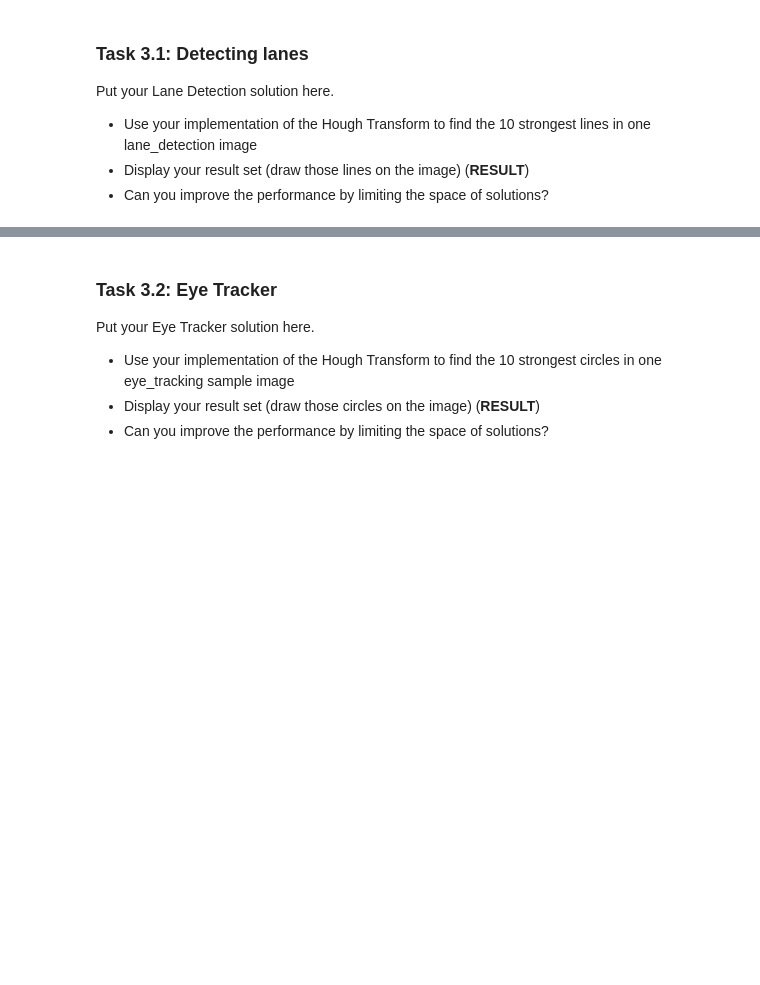
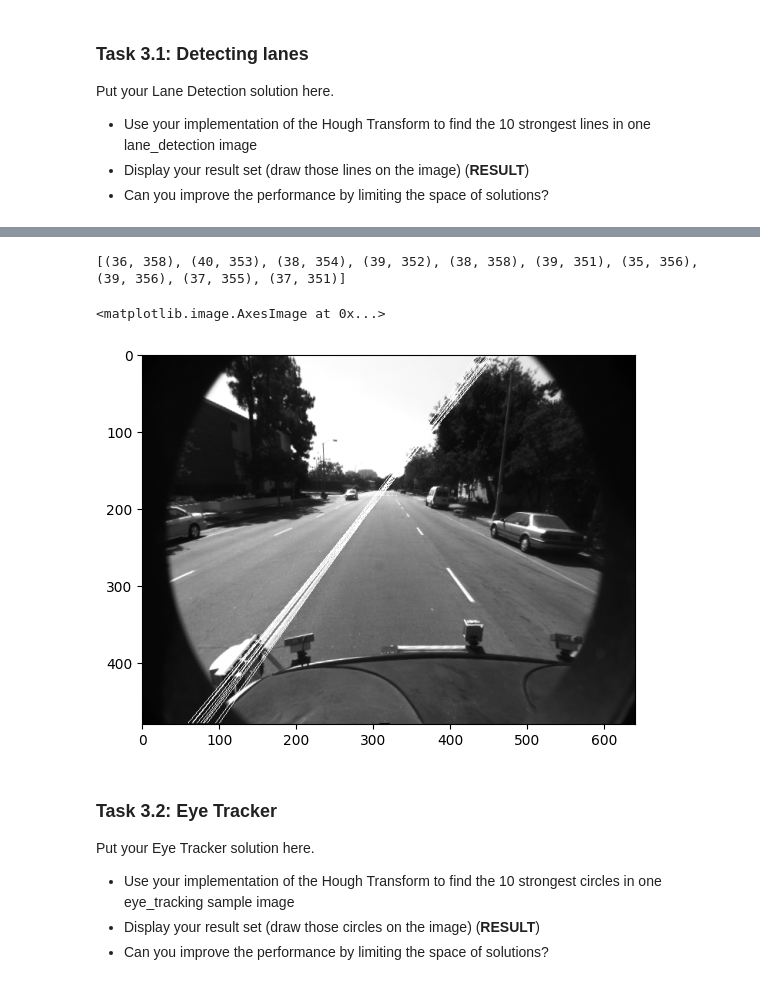
Before and after one commit to theRealProHacker/Computer-Vision, a Jupyter notebook: assignment03.ipynb, the cells around one changed output, grey strips where cells are left out. Cells and saved outputs as stored; diff of their text form; code cells hidden in the pictures; blank space fills up the shorter version.

```diff
--- a/assignment03.ipynb
+++ b/assignment03.ipynb
@@ -81,3 +116,30 @@ Put your Lane Detection solution here.
+# %%
+# note: for a better result non-maximum suppression should be applied on the accumulator
+k=10
+
+result = color.rgb2gray(lane2)
+# result = np.zeros(lane2.shape[:2])
+
+strongest_lines = sorted(
+    (
+        (a, r)
+        for a in range(0, max_a, a_granularity)
+        for r in range(0, int(max_r))
+    ),
+    key=lambda x: array[x[1], x[0]],
+    reverse=True
+)[:k]
+
+print(strongest_lines)
+
+for a, r in strongest_lines:
+    result = draw_line_hessian_normal(result, a, r)
+
+plt.imshow(result, cmap='gray')
+# %% [output]
+[(36, 358), (40, 353), (38, 354), (39, 352), (38, 358), (39, 351), (35, 356), (39, 356), (37, 355), (37, 351)]
+<matplotlib.image.AxesImage at 0x...>
+[figure, added]
 # %% [markdown]
 ### Task 3.2: Eye Tracker
 
```
Also changed, not shown: parts of 10 cells of this notebook, 1 other file.
